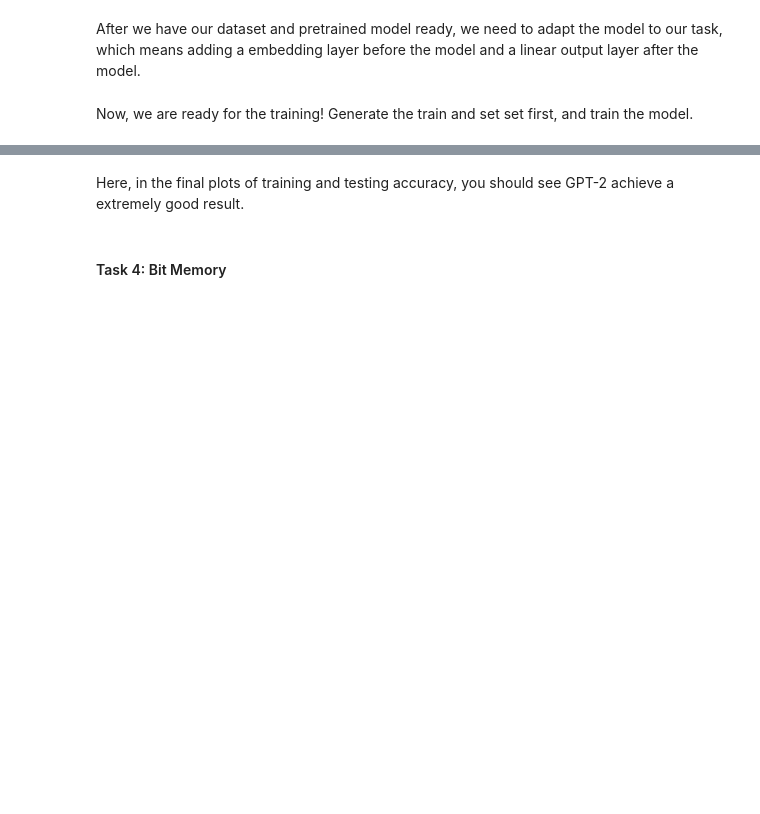
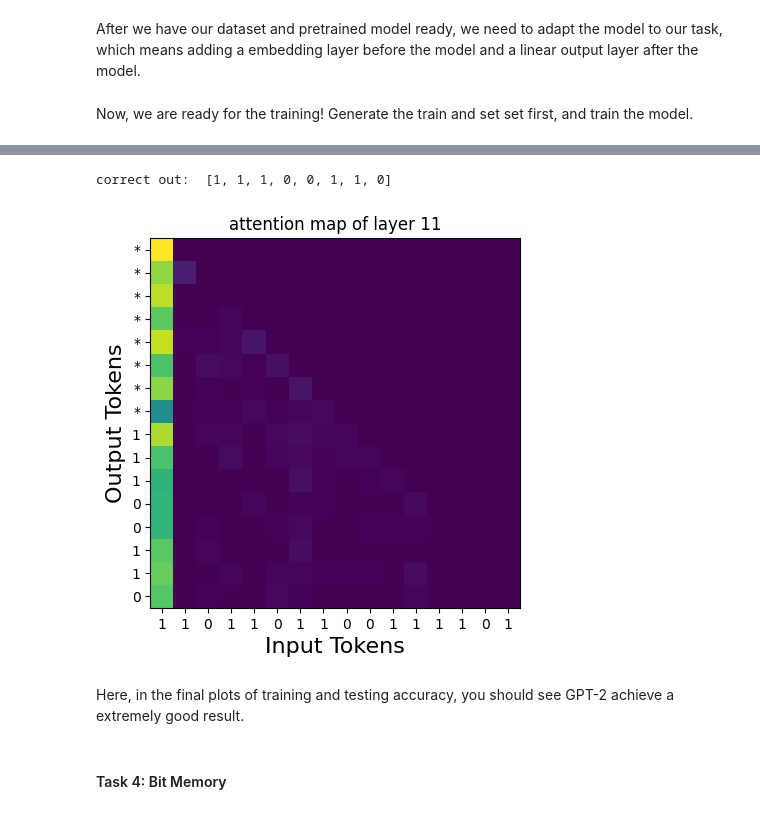
Before and after one commit to ChangyiYang/GPT2asGeneralComputationalMachine, a Jupyter notebook: GeneralComputationalMachine.ipynb, the cells around one changed output, grey strips where cells are left out. Saved outputs shown, nothing was run; the diff lists cells and outputs as text; code cells hidden in the pictures; blank space fills up the shorter version.

```diff
--- a/GeneralComputationalMachine.ipynb
+++ b/GeneralComputationalMachine.ipynb
@@ -361,3 +366,35 @@ torch.cuda.empty_cache()
+# %%
+def visualize_bitxor_attn(model, input_bits, n_layer=0):
+  model.output_attentions = True
+  input_bits_t = torch.tensor(input_bits).type(torch.long)
+  if len(input_bits_t.shape) < 2:
+    input_bits_t = input_bits_t.unsqueeze(0)
+
+  pred = model(input_bits_t.to(device))
+  pred = torch.argmax(pred, dim=-1).squeeze(0).cpu().numpy()
+  attentions = model.attn_output[n_layer].squeeze(0)  # first layer, first in batch
+  mean_attentions = attentions.mean(dim=0)           # take the mean over heads
+  mean_attentions = mean_attentions.detach().cpu().numpy()
+
+  n_bit = int(input_bits_t.shape[-1]/2)
+  plt.xlabel('Input Tokens', size=16)
+  plt.xticks(range(n_bit * 2), input_bits)
+  plt.ylabel('Output Tokens', size=16)
+  plt.yticks(range(n_bit * 2), ['*'] * n_bit + list(pred))
+  plt.title(f'attention map of layer {n_layer}')
+
+  plt.imshow(mean_attentions)
+# %%
+input_bits = [
+    1, 1, 0, 1, 1, 0, 1, 1,
+    0, 0, 1, 1, 1, 1, 0, 1
+]
+ground_truth = [i ^ j for i, j in zip(input_bits[:8], input_bits[8:])]
+print('correct out: ', ground_truth)
+visualize_bitxor_attn(model, input_bits, n_layer=11)
+# %% [output]
+correct out:  [1, 1, 1, 0, 0, 1, 1, 0]
+[figure, added]
 # %% [markdown]
 Here, in the final plots of training and testing accuracy, you should see GPT-2 achieve a extremely good result.
 # %% [markdown]
```
Also changed, not shown: parts of 25 cells of this notebook.
